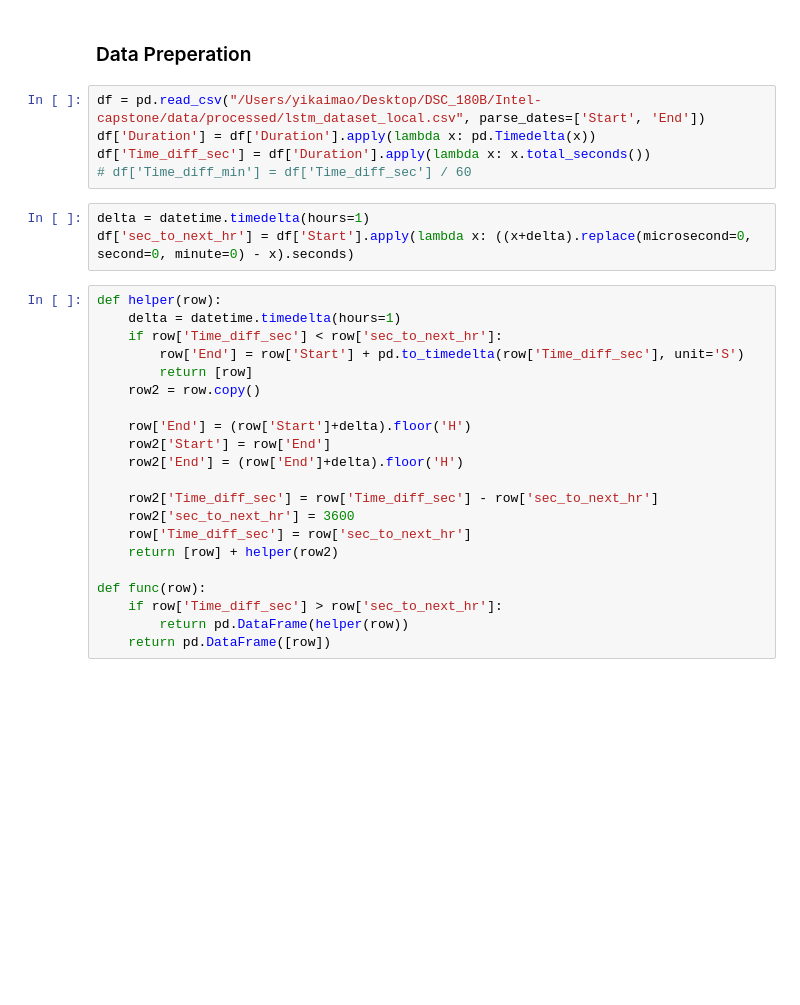
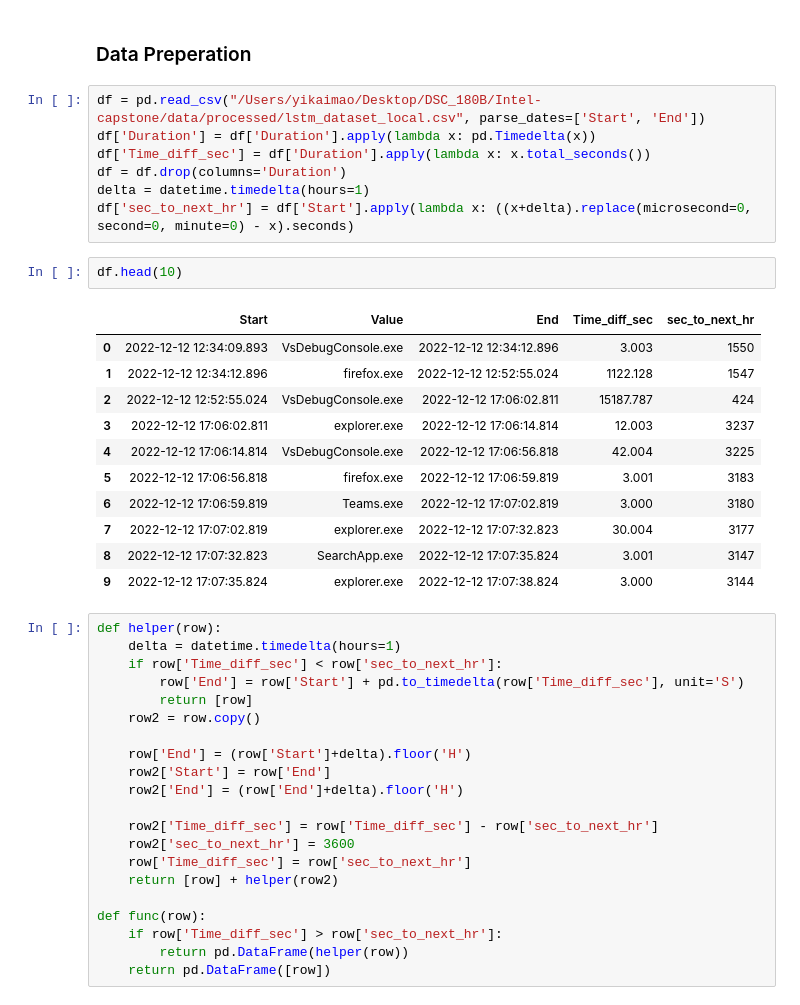
Before and after one commit to ym820/foreground_window_forcast, a Jupyter notebook: notebooks/LSTM.ipynb, the cells around one changed output. Saved outputs shown, nothing was run; the diff lists cells and outputs as text; blank space fills up the shorter version.

```diff
--- a/notebooks/LSTM.ipynb
+++ b/notebooks/LSTM.ipynb
@@ -16,10 +19,23 @@ import plotly.graph_objects as go
 df = pd.read_csv("/Users/yikaimao/Desktop/DSC_180B/Intel-capstone/data/processed/lstm_dataset_local.csv", parse_dates=['Start', 'End'])
 df['Duration'] = df['Duration'].apply(lambda x: pd.Timedelta(x))
 df['Time_diff_sec'] = df['Duration'].apply(lambda x: x.total_seconds())
-# df['Time_diff_min'] = df['Time_diff_sec'] / 60
+df = df.drop(columns='Duration')
+delta = datetime.timedelta(hours=1)
+df['sec_to_next_hr'] = df['Start'].apply(lambda x: ((x+delta).replace(microsecond=0, second=0, minute=0) - x).seconds)
-# %%
-delta = datetime.timedelta(hours=1)
-df['sec_to_next_hr'] = df['Start'].apply(lambda x: ((x+delta).replace(microsecond=0, second=0, minute=0) - x).seconds)
+# %%
+df.head(10)
+# %% [output]
+|  | Start | Value | End | Time_diff_sec | sec_to_next_hr |
+| 0 | 2022-12-12 12:34:09.893 | VsDebugConsole.exe | 2022-12-12 12:34:12.896 | 3.003 | 1550 |
+| 1 | 2022-12-12 12:34:12.896 | firefox.exe | 2022-12-12 12:52:55.024 | 1122.128 | 1547 |
+| 2 | 2022-12-12 12:52:55.024 | VsDebugConsole.exe | 2022-12-12 17:06:02.811 | 15187.787 | 424 |
+| 3 | 2022-12-12 17:06:02.811 | explorer.exe | 2022-12-12 17:06:14.814 | 12.003 | 3237 |
+| 4 | 2022-12-12 17:06:14.814 | VsDebugConsole.exe | 2022-12-12 17:06:56.818 | 42.004 | 3225 |
+| 5 | 2022-12-12 17:06:56.818 | firefox.exe | 2022-12-12 17:06:59.819 | 3.001 | 3183 |
+| 6 | 2022-12-12 17:06:59.819 | Teams.exe | 2022-12-12 17:07:02.819 | 3.000 | 3180 |
+| 7 | 2022-12-12 17:07:02.819 | explorer.exe | 2022-12-12 17:07:32.823 | 30.004 | 3177 |
+| 8 | 2022-12-12 17:07:32.823 | SearchApp.exe | 2022-12-12 17:07:35.824 | 3.001 | 3147 |
+| 9 | 2022-12-12 17:07:35.824 | explorer.exe | 2022-12-12 17:07:38.824 | 3.000 | 3144 |
 # %%
 def helper(row):
     delta = datetime.timedelta(hours=1)
```
Also changed, not shown: parts of 14 cells of this notebook, 30 other files.
